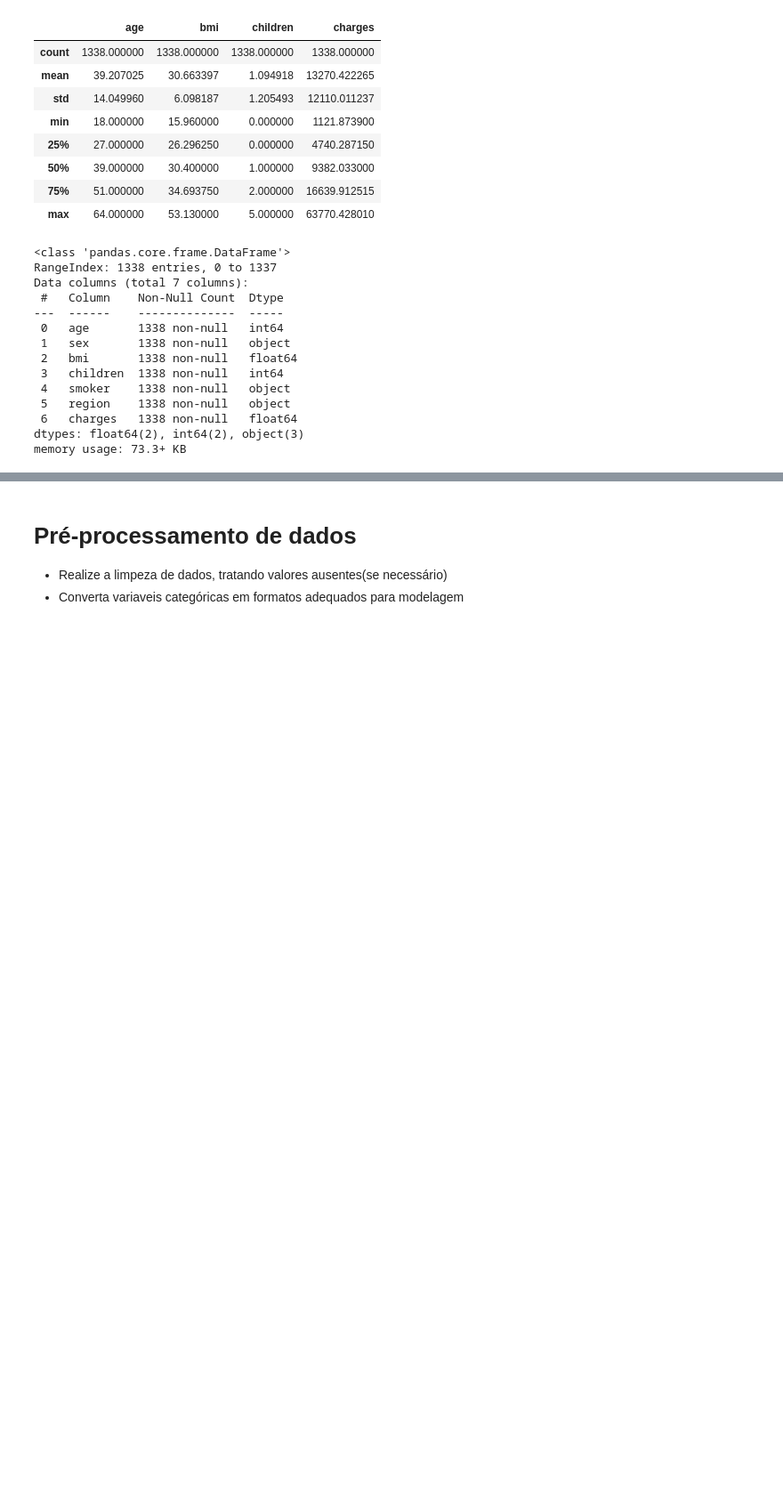
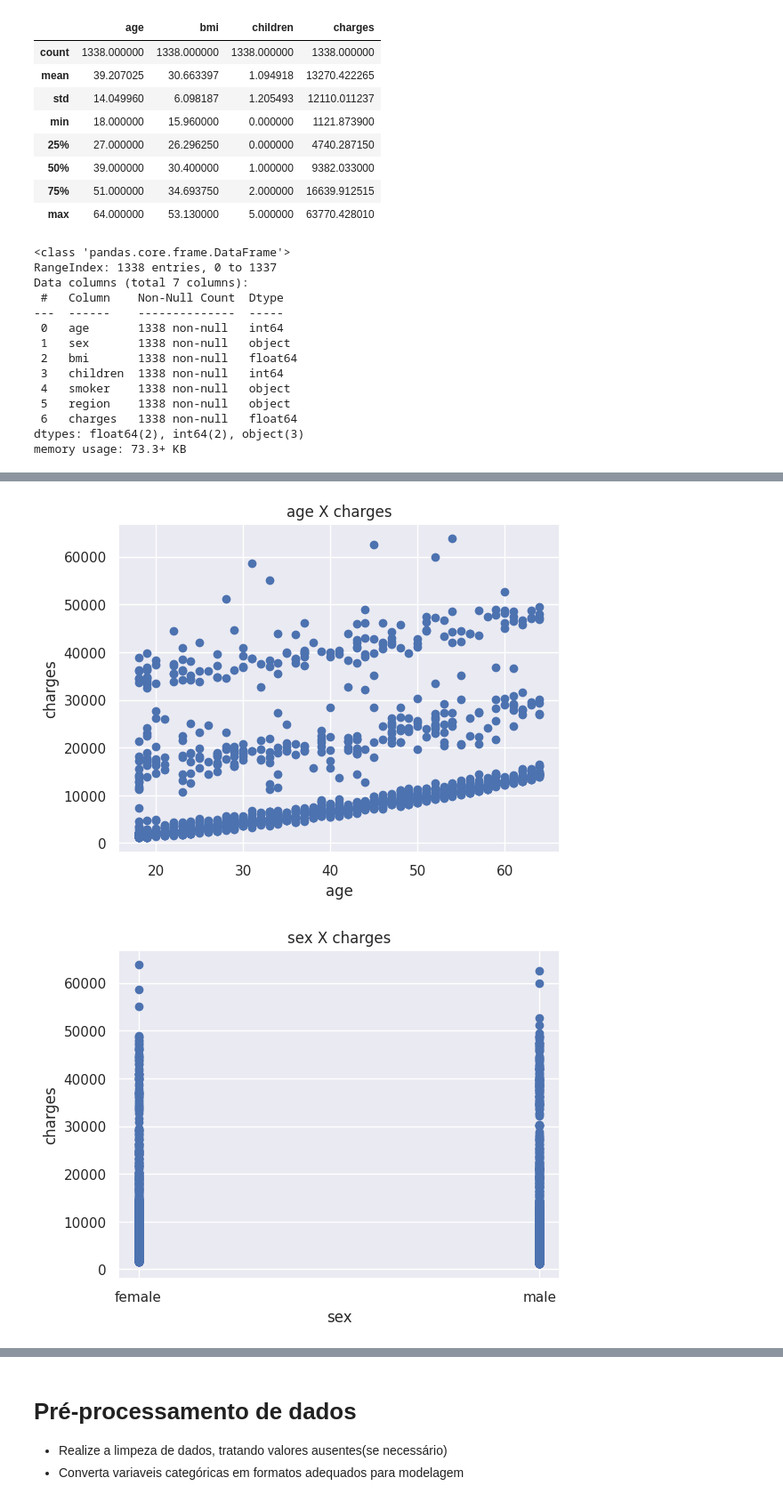
Before and after one commit to verzoto/tech-challenge1, a Jupyter notebook: TechChallenge1.ipynb, the cells around one changed output, grey strips where cells are left out. Shown: that part at 89% size. Saved outputs shown, nothing was run; the diff lists cells and outputs as text; code cells hidden in the pictures; blank space fills up the shorter version.

```diff
--- a/TechChallenge1.ipynb
+++ b/TechChallenge1.ipynb
@@ -91,0 +86,10 @@ for label in data:
+# %%
+for feature in data.drop(["charges"], axis=1):
+  plt.scatter(data[feature], data["charges"])
+  plt.title(f'{feature} X charges')
+  plt.xlabel(feature)
+  plt.ylabel("charges")
+  plt.show()
+# %% [output]
+[figure, added]
+[figure, added]
```
Also changed, not shown: parts of 30 cells of this notebook.
